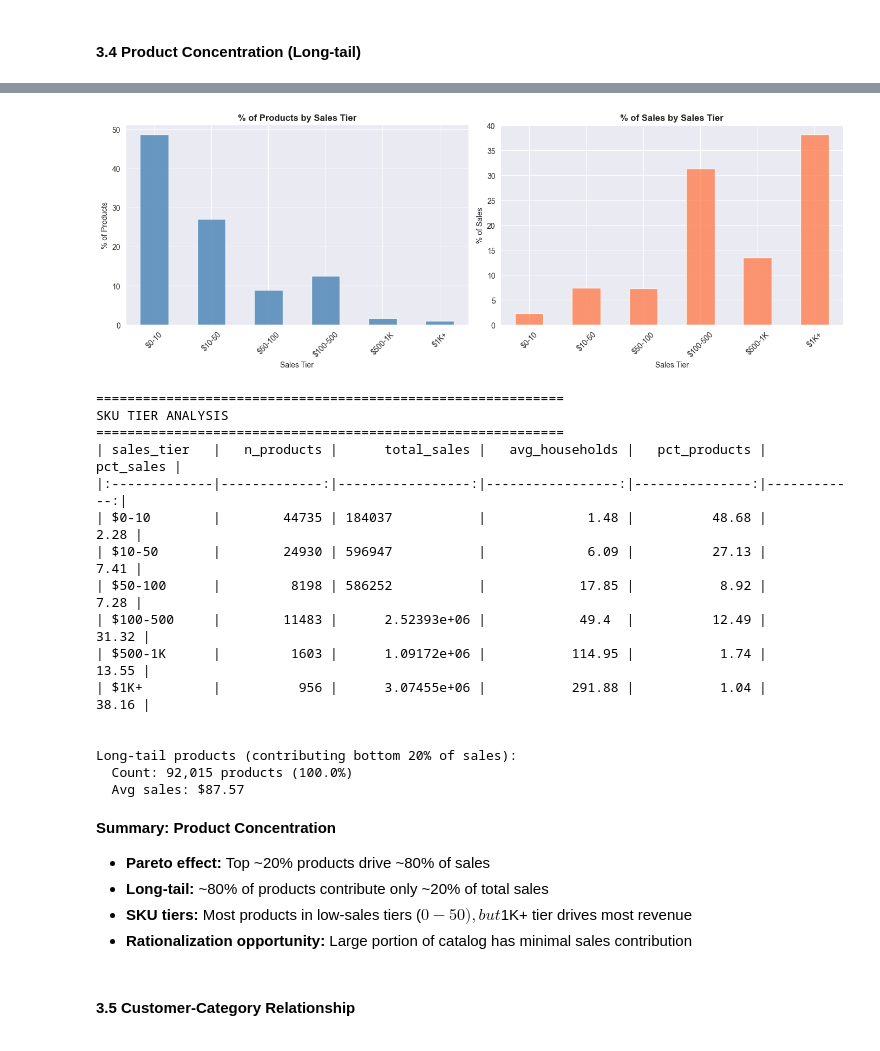
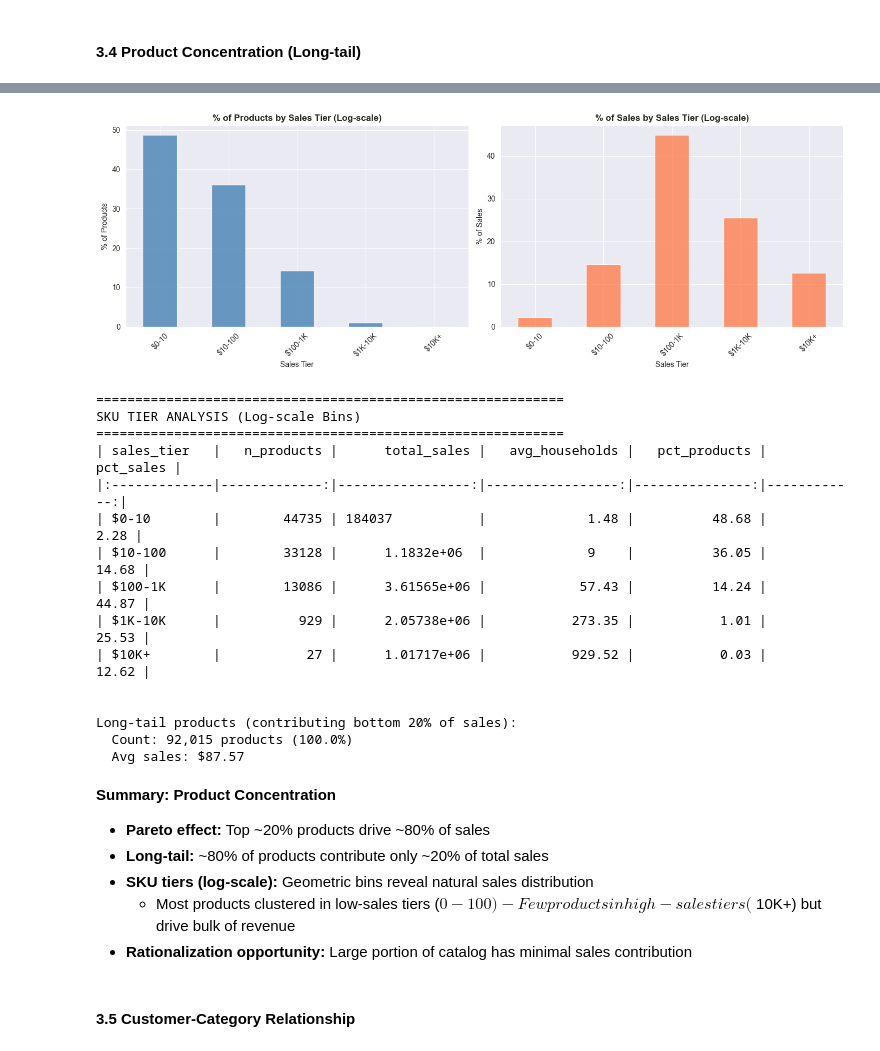
Before and after one commit to tae73/side-projects, a Jupyter notebook: data/dunnhumby/eda/exploration_2.ipynb, the cells around one changed output, grey strips where cells are left out. Drawn from its saved outputs; the diff is of its cells as text; code cells hidden in the pictures.

```diff
--- a/data/dunnhumby/eda/exploration_2.ipynb
+++ b/data/dunnhumby/eda/exploration_2.ipynb
@@ -67,11 +78,24 @@ df_product = pd.read_csv(DATA_PATH / 'product.csv')
 df_trans = pd.read_csv(DATA_PATH / 'transaction_data.csv')
 
 # Clean transaction data (same as exploration_1)
+# - Remove outliers: QUANTITY == 0 and RETAIL_DISC > 0 (floating point artifacts)
 df_trans = df_trans[(df_trans['QUANTITY'] > 0) & (df_trans['RETAIL_DISC'] <= 0)]
+
+# Negate discount columns (stored as negative in raw data)
 df_trans = df_trans.assign(**{
     'COUPON_MATCH_DISC': -df_trans['COUPON_MATCH_DISC'],
     'COUPON_DISC': -df_trans['COUPON_DISC'],
-    'RETAIL_DISC': -df_trans['RETAIL_DISC'],
+    'RETAIL_DISC': -df_trans['RETAIL_DISC']
+})
+
+# Derived columns (formulas adjusted for negated discount values)
+# Reference: dunnhumby User Guide p.3
+# - SHELF_PRICE: original shelf price before any discount (adds back retail_disc + coupon_match_disc)
+# - UNIT_PRICE: price per unit charged to customer (sales_value / quantity)
+# - ACTUAL_SPENT: what customer actually paid (subtracts coupon_disc from sales_value)
+df_trans = df_trans.assign(**{
+    'SHELF_PRICE': lambda x: (x['SALES_VALUE'] + x['RETAIL_DISC'] + x['COUPON_MATCH_DISC']) / x['QUANTITY'],
+    'UNIT_PRICE': lambda x: x['SALES_VALUE'] / x['QUANTITY'],
     'ACTUAL_SPENT': lambda x: x['SALES_VALUE'] - x['COUPON_DISC']
 })
 
@@ -724,12 +755,14 @@ Total products with sales: 92,015
 Median product sales: $10.98
 Mean product sales: $87.57
 # %%
-# SKU Rationalization: Low-frequency products
-sales_bins = [0, 10, 50, 100, 500, 1000, np.inf]
-sales_labels = ['$0-10', '$10-50', '$50-100', '$100-500', '$500-1K', '$1K+']
+# SKU Rationalization: Product sales tiers (log-scale bins)
+# Log-scale bins are natural for Pareto-distributed sales data
+
+log_bins = [0, 10, 100, 1000, 10000, np.inf]
+log_labels = ['$0-10', '$10-100', '$100-1K', '$1K-10K', '$10K+']
 
 product_sales_sorted = product_sales_sorted.assign(
-    sales_tier=lambda x: pd.cut(x['total_sales'], bins=sales_bins, labels=sales_labels)
+    sales_tier=lambda x: pd.cut(x['total_sales'], bins=log_bins, labels=log_labels)
 )
 
 tier_summary = (
@@ -746,49 +779,48 @@ tier_summary = (
     )
 )
 
 fig, axes = plt.subplots(1, 2, figsize=(14, 5))
 
 # Products by tier
 tier_summary['pct_products'].plot(kind='bar', ax=axes[0], color='steelblue', alpha=0.8)
-axes[0].set_title('% of Products by Sales Tier', fontsize=12, fontweight='bold')
+axes[0].set_title('% of Products by Sales Tier (Log-scale)', fontsize=12, fontweight='bold')
 axes[0].set_xlabel('Sales Tier')
 axes[0].set_ylabel('% of Products')
 axes[0].tick_params(axis='x', rotation=45)
 
 # Sales by tier
 tier_summary['pct_sales'].plot(kind='bar', ax=axes[1], color='coral', alpha=0.8)
-axes[1].set_title('% of Sales by Sales Tier', fontsize=12, fontweight='bold')
+axes[1].set_title('% of Sales by Sales Tier (Log-scale)', fontsize=12, fontweight='bold')
 axes[1].set_xlabel('Sales Tier')
 axes[1].set_ylabel('% of Sales')
 axes[1].tick_params(axis='x', rotation=45)
 
 plt.tight_layout()
 plt.show()
 
 print("="*60)
-print("SKU TIER ANALYSIS")
+print("SKU TIER ANALYSIS (Log-scale Bins)")
 print("="*60)
 print(tier_summary.round(2).to_markdown())
 
-# Long-tail products (bottom 50% of sales)
+# Long-tail products (contributing bottom 20% of sales)
 long_tail_threshold = product_sales_sorted[product_sales_sorted['cumsum_pct'] <= 20]['total_sales'].max()
 long_tail_products = product_sales_sorted[product_sales_sorted['total_sales'] <= long_tail_threshold]
 print(f"\n\nLong-tail products (contributing bottom 20% of sales):")
 print(f"  Count: {len(long_tail_products):,} products ({len(long_tail_products)/len(product_sales_sorted)*100:.1f}%)")
 print(f"  Avg sales: ${long_tail_products['total_sales'].mean():.2f}")
 # %% [output]
-[figure, old version]
+[figure, new version]
 ============================================================
-SKU TIER ANALYSIS
+SKU TIER ANALYSIS (Log-scale Bins)
 ============================================================
 | sales_tier   |   n_products |      total_sales |   avg_households |   pct_products |   pct_sales |
 |:-------------|-------------:|-----------------:|-----------------:|---------------:|------------:|
 | $0-10        |        44735 | 184037           |             1.48 |          48.68 |        2.28 |
-| $10-50       |        24930 | 596947           |             6.09 |          27.13 |        7.41 |
-| $50-100      |         8198 | 586252           |            17.85 |           8.92 |        7.28 |
-| $100-500     |        11483 |      2.52393e+06 |            49.4  |          12.49 |       31.32 |
-| $500-1K      |         1603 |      1.09172e+06 |           114.95 |           1.74 |       13.55 |
-| $1K+         |          956 |      3.07455e+06 |           291.88 |           1.04 |       38.16 |
+| $10-100      |        33128 |      1.1832e+06  |             9    |          36.05 |       14.68 |
+| $100-1K      |        13086 |      3.61565e+06 |            57.43 |          14.24 |       44.87 |
+| $1K-10K      |          929 |      2.05738e+06 |           273.35 |           1.01 |       25.53 |
+| $10K+        |           27 |      1.01717e+06 |           929.52 |           0.03 |       12.62 |
 
 
 Long-tail products (contributing bottom 20% of sales):
@@ -798,7 +830,9 @@ Long-tail products (contributing bottom 20% of sales):
 **Summary: Product Concentration**
 - **Pareto effect:** Top ~20% products drive ~80% of sales
 - **Long-tail:** ~80% of products contribute only ~20% of total sales
-- **SKU tiers:** Most products in low-sales tiers ($0-50), but $1K+ tier drives most revenue
+- **SKU tiers (log-scale):** Geometric bins reveal natural sales distribution
+  - Most products clustered in low-sales tiers ($0-100)
+  - Few products in high-sales tiers ($10K+) but drive bulk of revenue
 - **Rationalization opportunity:** Large portion of catalog has minimal sales contribution
 # %% [markdown]
 #### 3.5 Customer-Category Relationship
```
Also changed, not shown: parts of 13 cells of this notebook.
